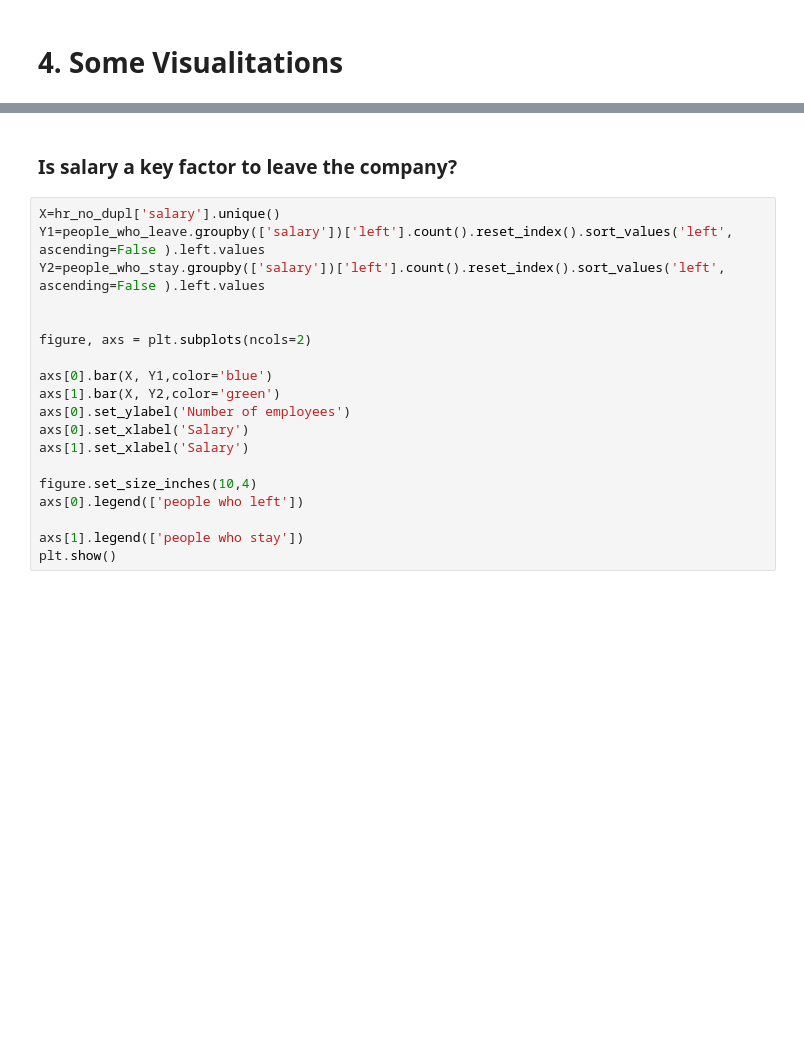
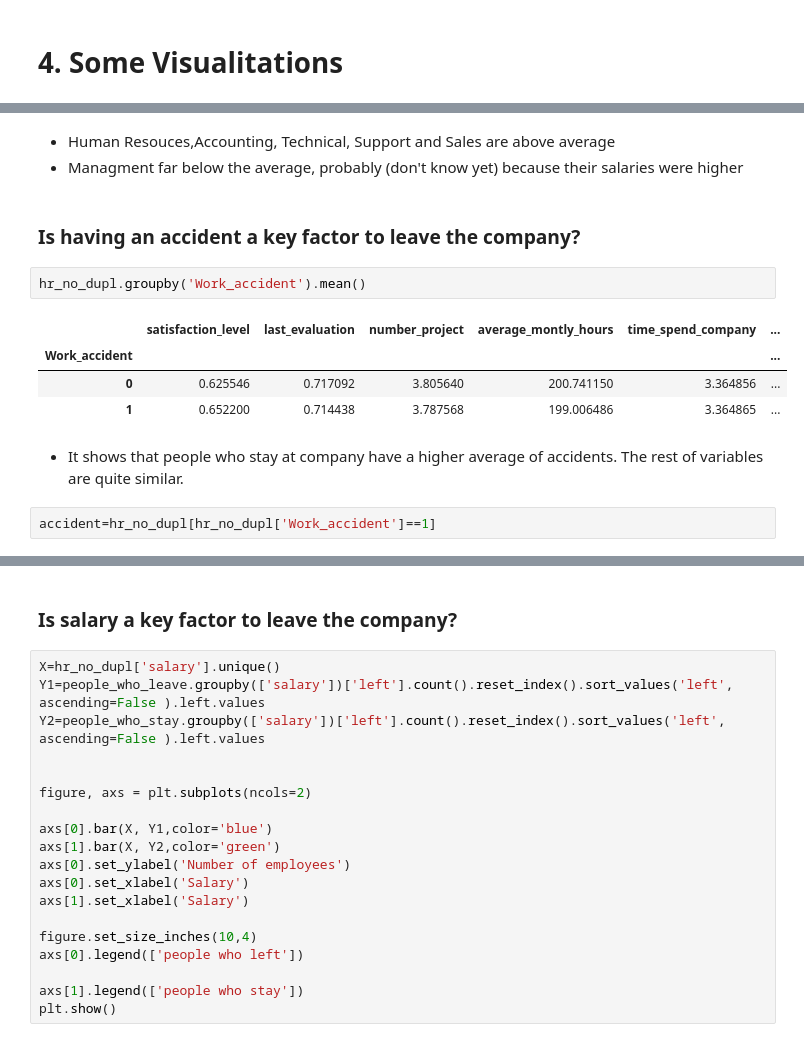
Before and after one commit to MariaGamero/TFM-ReasonsforEmployeeTurnover, a Jupyter notebook: Employee_retention.ipynb, the cells around one changed output, grey strips where cells are left out. Saved outputs shown, nothing was run; the diff lists cells and outputs as text; blank space fills up the shorter version.

```diff
--- a/Employee_retention.ipynb
+++ b/Employee_retention.ipynb
@@ -186,0 +252,16 @@ plt.show()
+# %% [markdown]
+* Human Resouces,Accounting, Technical, Support and Sales are above average
+* Managment far below the average, probably (don't know yet) because their salaries were higher
+# %% [markdown]
+### Is having an accident a key factor to leave the company?
+# %%
+hr_no_dupl.groupby('Work_accident').mean()
+# %% [output]
+|  | satisfaction_level | last_evaluation | number_project | average_montly_hours | time_spend_company | ... |
+| Work_accident |  |  |  |  |  | ... |
+| 0 | 0.625546 | 0.717092 | 3.805640 | 200.741150 | 3.364856 | ... |
+| 1 | 0.652200 | 0.714438 | 3.787568 | 199.006486 | 3.364865 | ... |
+# %% [markdown]
+* It shows that people who stay at company have a higher average of accidents. The rest of variables are quite similar.
+# %%
+accident=hr_no_dupl[hr_no_dupl['Work_accident']==1]
```
Also changed, not shown: parts of 17 cells of this notebook.
